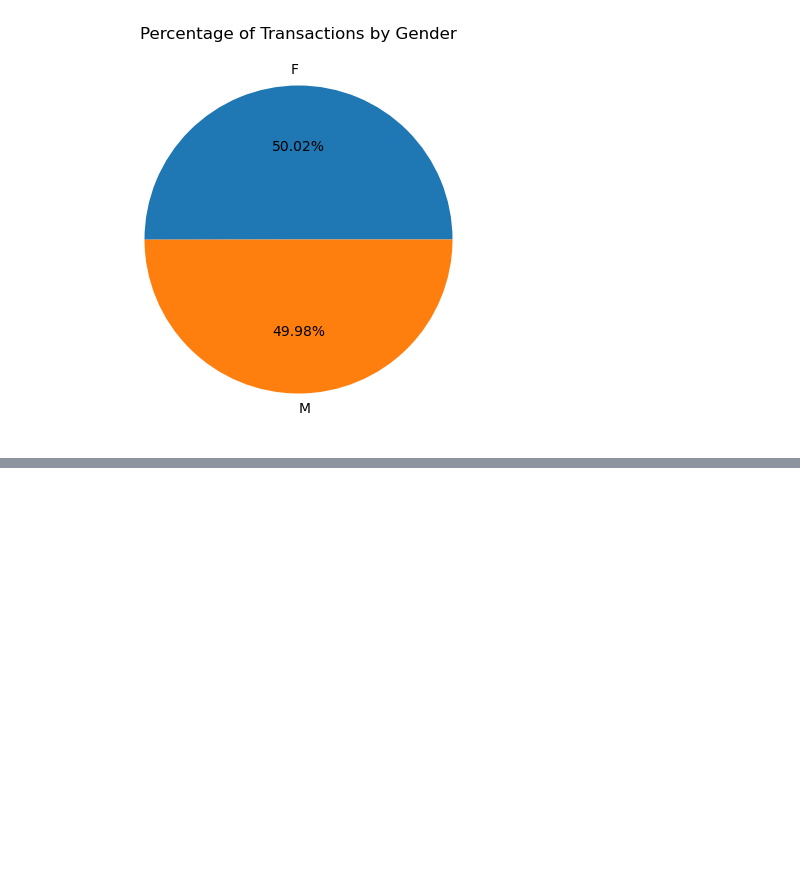
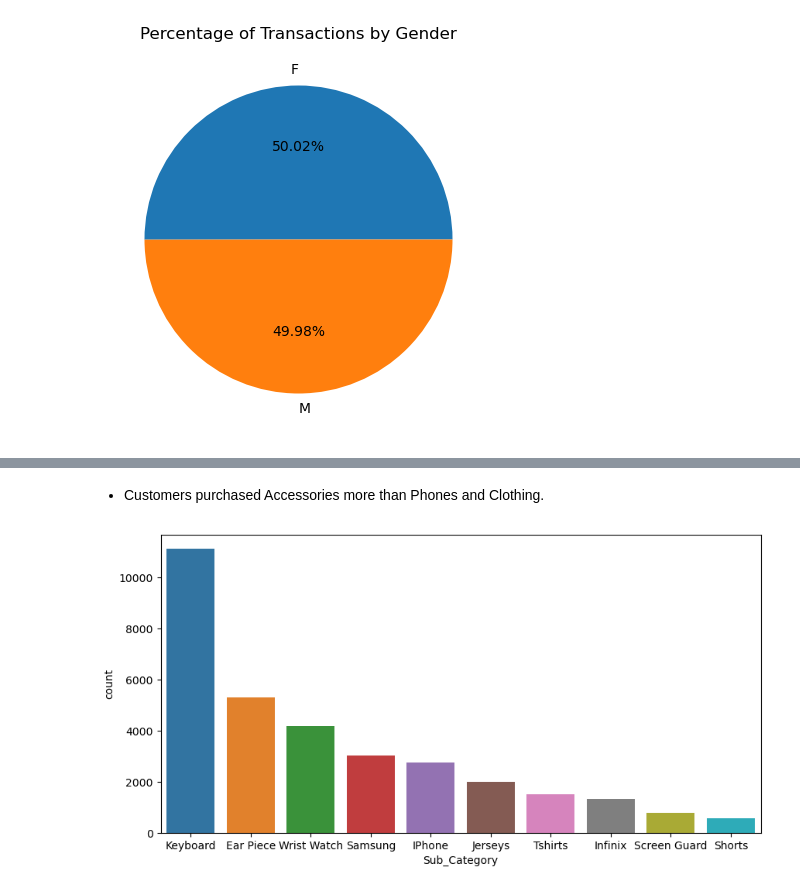
Before and after one commit to chemutai254/ML_Projects, a Jupyter notebook: EDA/Dune_Sales_Analysis.ipynb, the cells around one changed output, grey strips where cells are left out. Cells and saved outputs as stored; diff of their text form; code cells hidden in the pictures; blank space fills up the shorter version.

```diff
--- a/EDA/Dune_Sales_Analysis.ipynb
+++ b/EDA/Dune_Sales_Analysis.ipynb
@@ -332,0 +359,9 @@ sns.countplot()
+# %% [markdown]
+- Customers purchased Accessories more than Phones and Clothing.
+# %%
+# Sub Category
+plt.figure(figsize=(10,5))
+topten = df["Sub_Category"].value_counts().head(10)
+sns.countplot(x="Sub_Category", data=df, order=topten.index);
+# %% [output]
+[figure, added]
```
Also changed, not shown: parts of 22 cells of this notebook.
